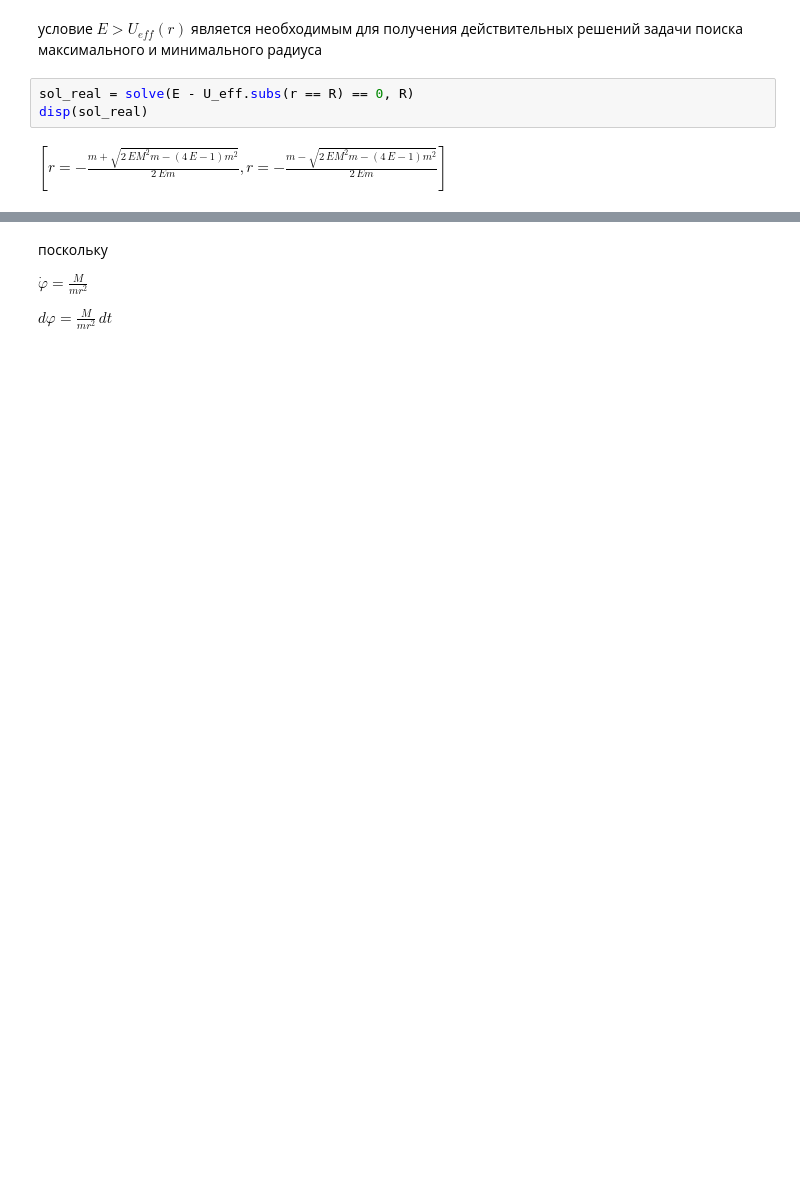
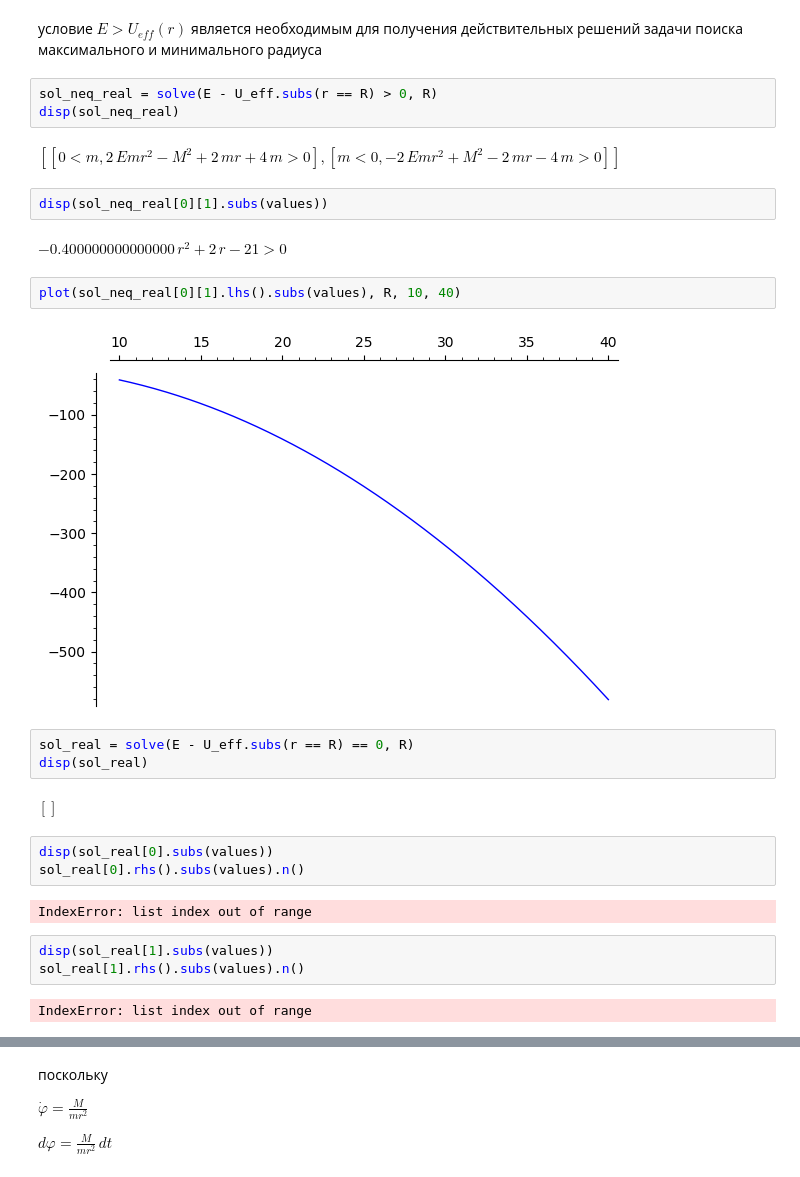
Before and after one commit to daju1/study, a Jupyter notebook: classical_mechanics/SR12/kepler-like-task.ipynb, the cells around one changed output, grey strips where cells are left out. Drawn from its saved outputs; the diff is of its cells as text; blank space fills up the shorter version.

```diff
--- a/classical_mechanics/SR12/kepler-like-task.ipynb
+++ b/classical_mechanics/SR12/kepler-like-task.ipynb
@@ -69,10 +93,33 @@ $\displaystyle \frac{dr}{dt} = \sqrt{\frac{E}{m} - \frac{U_{{\rm eff}}\left(r\ri
 # %% [markdown]
 условие $E > U_{eff}(r)$ является необходимым для получения действительных решений задачи поиска максимального и минимального радиуса
 # %%
-sol_real = solve(E - U_eff.subs(r == R) == 0, R)
-disp(sol_real)
+sol_neq_real = solve(E - U_eff.subs(r == R) > 0, R)
+disp(sol_neq_real)
 # %% [output]
-$\displaystyle \left[r = -\frac{m + \sqrt{2 \, E M^{2} m - {\left(4 \, E - 1\right)} m^{2}}}{2 \, E m}, r = -\frac{m - \sqrt{2 \, E M^{2} m - {\left(4 \, E - 1\right)} m^{2}}}{2 \, E m}\right]$
+$\displaystyle \left[\left[0 < m, 2 \, E m r^{2} - M^{2} + 2 \, m r + 4 \, m > 0\right], \left[m < 0, -2 \, E m r^{2} + M^{2} - 2 \, m r - 4 \, m > 0\right]\right]$
+# %%
+disp(sol_neq_real[0][1].subs(values))
+# %% [output]
+$\displaystyle -0.400000000000000 \, r^{2} + 2 \, r - 21 > 0$
+# %%
+plot(sol_neq_real[0][1].lhs().subs(values), R, 10, 40)
+# %% [output]
+[figure, added]
+# %%
+sol_real = solve(E - U_eff.subs(r == R) == 0, R)
+disp(sol_real)
+# %% [output]
+$\displaystyle \left[\right]$
+# %%
+disp(sol_real[0].subs(values))
+sol_real[0].rhs().subs(values).n()
+# %% [output]
+IndexError: list index out of range
+# %%
+disp(sol_real[1].subs(values))
+sol_real[1].rhs().subs(values).n()
+# %% [output]
+IndexError: list index out of range
 # %%
 dr_dt = sol_r_diff_t[1].rhs()
 displ("\\frac{dr}{dt} =" + latex(dr_dt))
```
Also changed, not shown: parts of 35 cells of this notebook, 2 other files.
